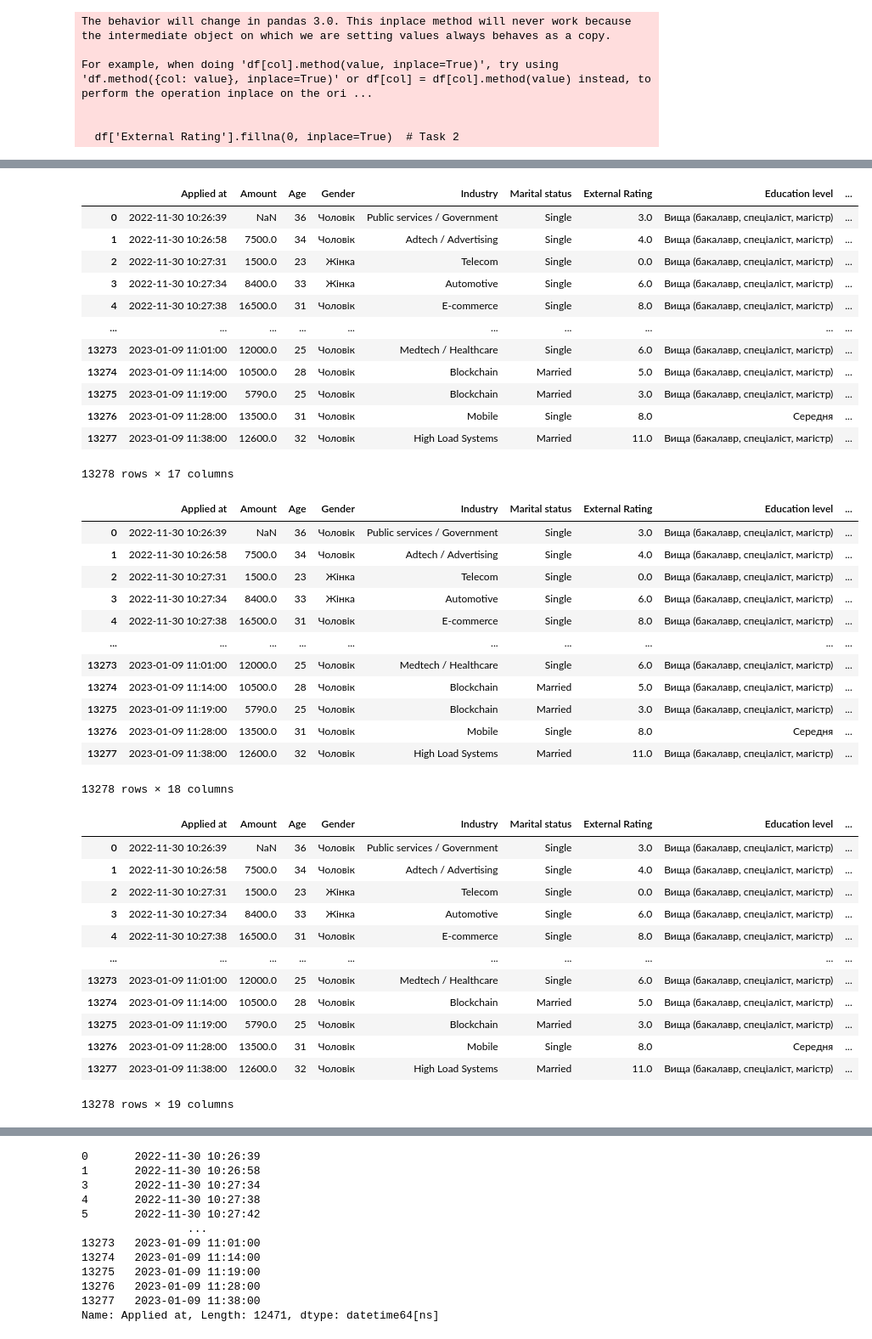
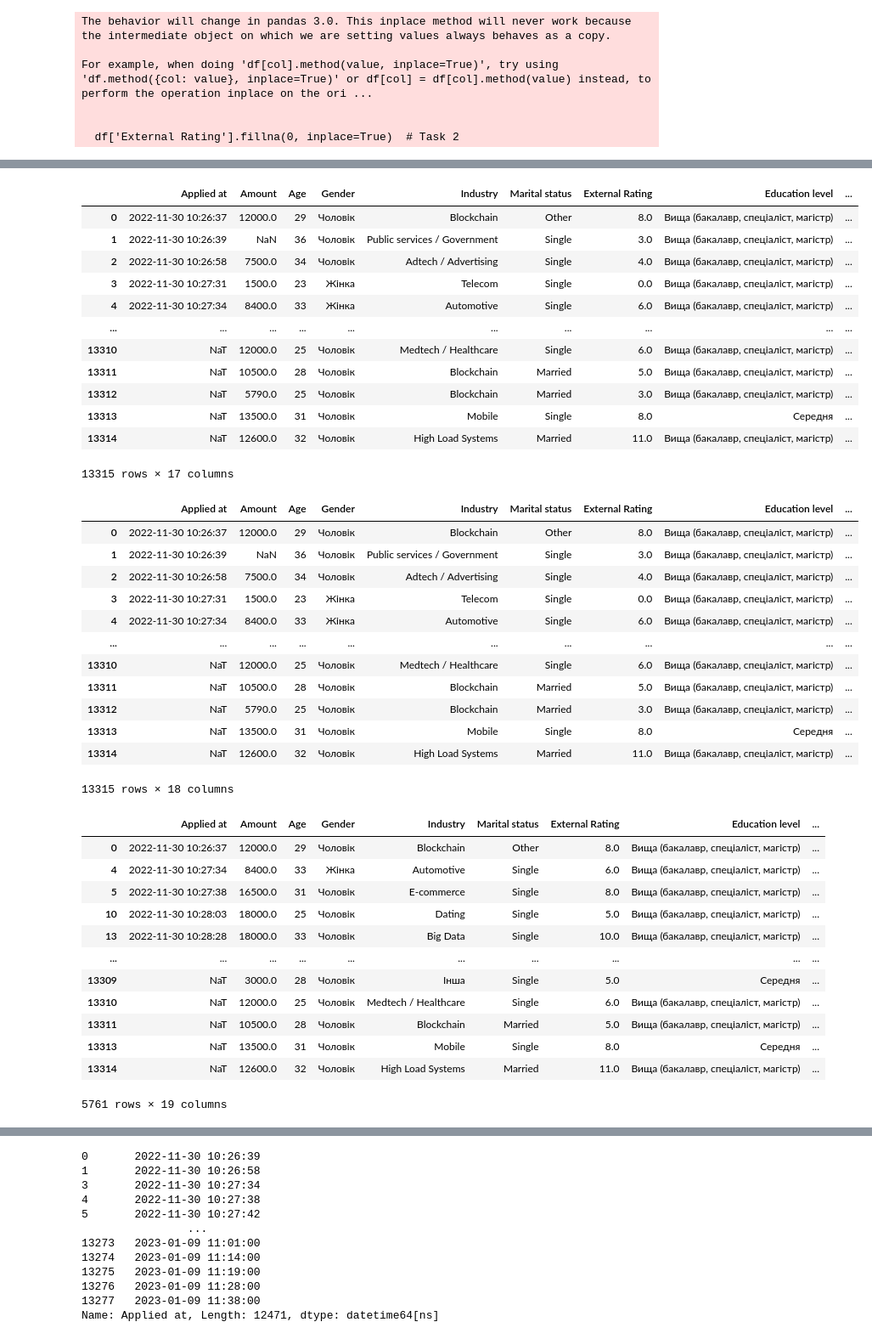
Before and after one commit to oksagurzhyi/Python_HW, a Jupyter notebook: HW_T.5.ipynb, the cells around one changed output, grey strips where cells are left out. Shown at 85% size. Saved outputs shown, nothing was run; the diff lists cells and outputs as text; code cells hidden in the pictures.

```diff
--- a/HW_T.5.ipynb
+++ b/HW_T.5.ipynb
@@ -113,0 +97,8 @@ new_df
+# %%
+new_df['Score2'] = new_df['Day'].apply(lambda x: 20 if (x!=5) & (x!=6) else 0)  #Condition 2
+
+
+new_df['Grade'] = new_df['External Rating'].apply(lambda x: 'Low' if (x<3) else 'Medium' if (x<6) else  'Heigh' if (x>6)  else 'other')
+new_df['Grade'] = new_df['External Rating'].apply(lambda x: 'C' if (x<3) else 'B' if ((x>=3) & (x<=5)) else  'A')
+
+new_df
@@ -182,52 +187,54 @@ new_df
 new_df
 # %% [output]
 |  | Applied at | Amount | Age | Gender | Industry | Marital status | External Rating | Education level | ... |
-| 0 | 2022-11-30 10:26:39 | NaN | 36 | Чоловік | Public services / Government | Single | 3.0 | Вища (бакалавр, спеціаліст, магістр) | ... |
-| 1 | 2022-11-30 10:26:58 | 7500.0 | 34 | Чоловік | Adtech / Advertising | Single | 4.0 | Вища (бакалавр, спеціаліст, магістр) | ... |
-| 2 | 2022-11-30 10:27:31 | 1500.0 | 23 | Жінка | Telecom | Single | 0.0 | Вища (бакалавр, спеціаліст, магістр) | ... |
-| 3 | 2022-11-30 10:27:34 | 8400.0 | 33 | Жінка | Automotive | Single | 6.0 | Вища (бакалавр, спеціаліст, магістр) | ... |
-| 4 | 2022-11-30 10:27:38 | 16500.0 | 31 | Чоловік | E-commerce | Single | 8.0 | Вища (бакалавр, спеціаліст, магістр) | ... |
+| 0 | 2022-11-30 10:26:37 | 12000.0 | 29 | Чоловік | Blockchain | Other | 8.0 | Вища (бакалавр, спеціаліст, магістр) | ... |
+| 1 | 2022-11-30 10:26:39 | NaN | 36 | Чоловік | Public services / Government | Single | 3.0 | Вища (бакалавр, спеціаліст, магістр) | ... |
+| 2 | 2022-11-30 10:26:58 | 7500.0 | 34 | Чоловік | Adtech / Advertising | Single | 4.0 | Вища (бакалавр, спеціаліст, магістр) | ... |
+| 3 | 2022-11-30 10:27:31 | 1500.0 | 23 | Жінка | Telecom | Single | 0.0 | Вища (бакалавр, спеціаліст, магістр) | ... |
+| 4 | 2022-11-30 10:27:34 | 8400.0 | 33 | Жінка | Automotive | Single | 6.0 | Вища (бакалавр, спеціаліст, магістр) | ... |
 | ... | ... | ... | ... | ... | ... | ... | ... | ... | ... |
-| 13273 | 2023-01-09 11:01:00 | 12000.0 | 25 | Чоловік | Medtech / Healthcare | Single | 6.0 | Вища (бакалавр, спеціаліст, магістр) | ... |
-| 13274 | 2023-01-09 11:14:00 | 10500.0 | 28 | Чоловік | Blockchain | Married | 5.0 | Вища (бакалавр, спеціаліст, магістр) | ... |
-| 13275 | 2023-01-09 11:19:00 | 5790.0 | 25 | Чоловік | Blockchain | Married | 3.0 | Вища (бакалавр, спеціаліст, магістр) | ... |
-| 13276 | 2023-01-09 11:28:00 | 13500.0 | 31 | Чоловік | Mobile | Single | 8.0 | Середня | ... |
-| 13277 | 2023-01-09 11:38:00 | 12600.0 | 32 | Чоловік | High Load Systems | Married | 11.0 | Вища (бакалавр, спеціаліст, магістр) | ... |
+| 13310 | NaT | 12000.0 | 25 | Чоловік | Medtech / Healthcare | Single | 6.0 | Вища (бакалавр, спеціаліст, магістр) | ... |
+| 13311 | NaT | 10500.0 | 28 | Чоловік | Blockchain | Married | 5.0 | Вища (бакалавр, спеціаліст, магістр) | ... |
+| 13312 | NaT | 5790.0 | 25 | Чоловік | Blockchain | Married | 3.0 | Вища (бакалавр, спеціаліст, магістр) | ... |
+| 13313 | NaT | 13500.0 | 31 | Чоловік | Mobile | Single | 8.0 | Середня | ... |
+| 13314 | NaT | 12600.0 | 32 | Чоловік | High Load Systems | Married | 11.0 | Вища (бакалавр, спеціаліст, магістр) | ... |
-13278 rows × 17 columns
+13315 rows × 17 columns
 # %%
 new_df['Final_score'] = new_df['Score'] + new_df['Score1'] + new_df['Score2'] + new_df['Score3'] + new_df['Score4'] + new_df['Score5']
 new_df
 # %% [output]
 |  | Applied at | Amount | Age | Gender | Industry | Marital status | External Rating | Education level | ... |
-| 0 | 2022-11-30 10:26:39 | NaN | 36 | Чоловік | Public services / Government | Single | 3.0 | Вища (бакалавр, спеціаліст, магістр) | ... |
-| 1 | 2022-11-30 10:26:58 | 7500.0 | 34 | Чоловік | Adtech / Advertising | Single | 4.0 | Вища (бакалавр, спеціаліст, магістр) | ... |
-| 2 | 2022-11-30 10:27:31 | 1500.0 | 23 | Жінка | Telecom | Single | 0.0 | Вища (бакалавр, спеціаліст, магістр) | ... |
-| 3 | 2022-11-30 10:27:34 | 8400.0 | 33 | Жінка | Automotive | Single | 6.0 | Вища (бакалавр, спеціаліст, магістр) | ... |
-| 4 | 2022-11-30 10:27:38 | 16500.0 | 31 | Чоловік | E-commerce | Single | 8.0 | Вища (бакалавр, спеціаліст, магістр) | ... |
+| 0 | 2022-11-30 10:26:37 | 12000.0 | 29 | Чоловік | Blockchain | Other | 8.0 | Вища (бакалавр, спеціаліст, магістр) | ... |
+| 1 | 2022-11-30 10:26:39 | NaN | 36 | Чоловік | Public services / Government | Single | 3.0 | Вища (бакалавр, спеціаліст, магістр) | ... |
+| 2 | 2022-11-30 10:26:58 | 7500.0 | 34 | Чоловік | Adtech / Advertising | Single | 4.0 | Вища (бакалавр, спеціаліст, магістр) | ... |
+| 3 | 2022-11-30 10:27:31 | 1500.0 | 23 | Жінка | Telecom | Single | 0.0 | Вища (бакалавр, спеціаліст, магістр) | ... |
+| 4 | 2022-11-30 10:27:34 | 8400.0 | 33 | Жінка | Automotive | Single | 6.0 | Вища (бакалавр, спеціаліст, магістр) | ... |
 | ... | ... | ... | ... | ... | ... | ... | ... | ... | ... |
-| 13273 | 2023-01-09 11:01:00 | 12000.0 | 25 | Чоловік | Medtech / Healthcare | Single | 6.0 | Вища (бакалавр, спеціаліст, магістр) | ... |
-| 13274 | 2023-01-09 11:14:00 | 10500.0 | 28 | Чоловік | Blockchain | Married | 5.0 | Вища (бакалавр, спеціаліст, магістр) | ... |
-| 13275 | 2023-01-09 11:19:00 | 5790.0 | 25 | Чоловік | Blockchain | Married | 3.0 | Вища (бакалавр, спеціаліст, магістр) | ... |
-| 13276 | 2023-01-09 11:28:00 | 13500.0 | 31 | Чоловік | Mobile | Single | 8.0 | Середня | ... |
-| 13277 | 2023-01-09 11:38:00 | 12600.0 | 32 | Чоловік | High Load Systems | Married | 11.0 | Вища (бакалавр, спеціаліст, магістр) | ... |
+| 13310 | NaT | 12000.0 | 25 | Чоловік | Medtech / Healthcare | Single | 6.0 | Вища (бакалавр, спеціаліст, магістр) | ... |
+| 13311 | NaT | 10500.0 | 28 | Чоловік | Blockchain | Married | 5.0 | Вища (бакалавр, спеціаліст, магістр) | ... |
+| 13312 | NaT | 5790.0 | 25 | Чоловік | Blockchain | Married | 3.0 | Вища (бакалавр, спеціаліст, магістр) | ... |
+| 13313 | NaT | 13500.0 | 31 | Чоловік | Mobile | Single | 8.0 | Середня | ... |
+| 13314 | NaT | 12600.0 | 32 | Чоловік | High Load Systems | Married | 11.0 | Вища (бакалавр, спеціаліст, магістр) | ... |
-13278 rows × 18 columns
+13315 rows × 18 columns
 # %%
 new_df['Raiting'] = ((new_df['Final_score']>= 0) &  (new_df['Final_score'] <=100) & (new_df['Amount'] !=0) &(new_df['External Rating'] !=0))*new_df['Final_score']
 new_df
+
+new_df[new_df['External Rating']>4]
 # %% [output]
 |  | Applied at | Amount | Age | Gender | Industry | Marital status | External Rating | Education level | ... |
-| 0 | 2022-11-30 10:26:39 | NaN | 36 | Чоловік | Public services / Government | Single | 3.0 | Вища (бакалавр, спеціаліст, магістр) | ... |
-| 1 | 2022-11-30 10:26:58 | 7500.0 | 34 | Чоловік | Adtech / Advertising | Single | 4.0 | Вища (бакалавр, спеціаліст, магістр) | ... |
-| 2 | 2022-11-30 10:27:31 | 1500.0 | 23 | Жінка | Telecom | Single | 0.0 | Вища (бакалавр, спеціаліст, магістр) | ... |
-| 3 | 2022-11-30 10:27:34 | 8400.0 | 33 | Жінка | Automotive | Single | 6.0 | Вища (бакалавр, спеціаліст, магістр) | ... |
-| 4 | 2022-11-30 10:27:38 | 16500.0 | 31 | Чоловік | E-commerce | Single | 8.0 | Вища (бакалавр, спеціаліст, магістр) | ... |
+| 0 | 2022-11-30 10:26:37 | 12000.0 | 29 | Чоловік | Blockchain | Other | 8.0 | Вища (бакалавр, спеціаліст, магістр) | ... |
+| 4 | 2022-11-30 10:27:34 | 8400.0 | 33 | Жінка | Automotive | Single | 6.0 | Вища (бакалавр, спеціаліст, магістр) | ... |
+| 5 | 2022-11-30 10:27:38 | 16500.0 | 31 | Чоловік | E-commerce | Single | 8.0 | Вища (бакалавр, спеціаліст, магістр) | ... |
+| 10 | 2022-11-30 10:28:03 | 18000.0 | 25 | Чоловік | Dating | Single | 5.0 | Вища (бакалавр, спеціаліст, магістр) | ... |
+| 13 | 2022-11-30 10:28:28 | 18000.0 | 33 | Чоловік | Big Data | Single | 10.0 | Вища (бакалавр, спеціаліст, магістр) | ... |
 | ... | ... | ... | ... | ... | ... | ... | ... | ... | ... |
-| 13273 | 2023-01-09 11:01:00 | 12000.0 | 25 | Чоловік | Medtech / Healthcare | Single | 6.0 | Вища (бакалавр, спеціаліст, магістр) | ... |
-| 13274 | 2023-01-09 11:14:00 | 10500.0 | 28 | Чоловік | Blockchain | Married | 5.0 | Вища (бакалавр, спеціаліст, магістр) | ... |
-| 13275 | 2023-01-09 11:19:00 | 5790.0 | 25 | Чоловік | Blockchain | Married | 3.0 | Вища (бакалавр, спеціаліст, магістр) | ... |
-| 13276 | 2023-01-09 11:28:00 | 13500.0 | 31 | Чоловік | Mobile | Single | 8.0 | Середня | ... |
-| 13277 | 2023-01-09 11:38:00 | 12600.0 | 32 | Чоловік | High Load Systems | Married | 11.0 | Вища (бакалавр, спеціаліст, магістр) | ... |
+| 13309 | NaT | 3000.0 | 28 | Чоловік | Інша | Single | 5.0 | Середня | ... |
+| 13310 | NaT | 12000.0 | 25 | Чоловік | Medtech / Healthcare | Single | 6.0 | Вища (бакалавр, спеціаліст, магістр) | ... |
+| 13311 | NaT | 10500.0 | 28 | Чоловік | Blockchain | Married | 5.0 | Вища (бакалавр, спеціаліст, магістр) | ... |
+| 13313 | NaT | 13500.0 | 31 | Чоловік | Mobile | Single | 8.0 | Середня | ... |
+| 13314 | NaT | 12600.0 | 32 | Чоловік | High Load Systems | Married | 11.0 | Вища (бакалавр, спеціаліст, магістр) | ... |
-13278 rows × 19 columns
+5761 rows × 19 columns
 # %%
 df1 = new_df[new_df['Raiting'] > 0]
 df1
```
Also changed, not shown: parts of 9 cells of this notebook, 1 other file.
